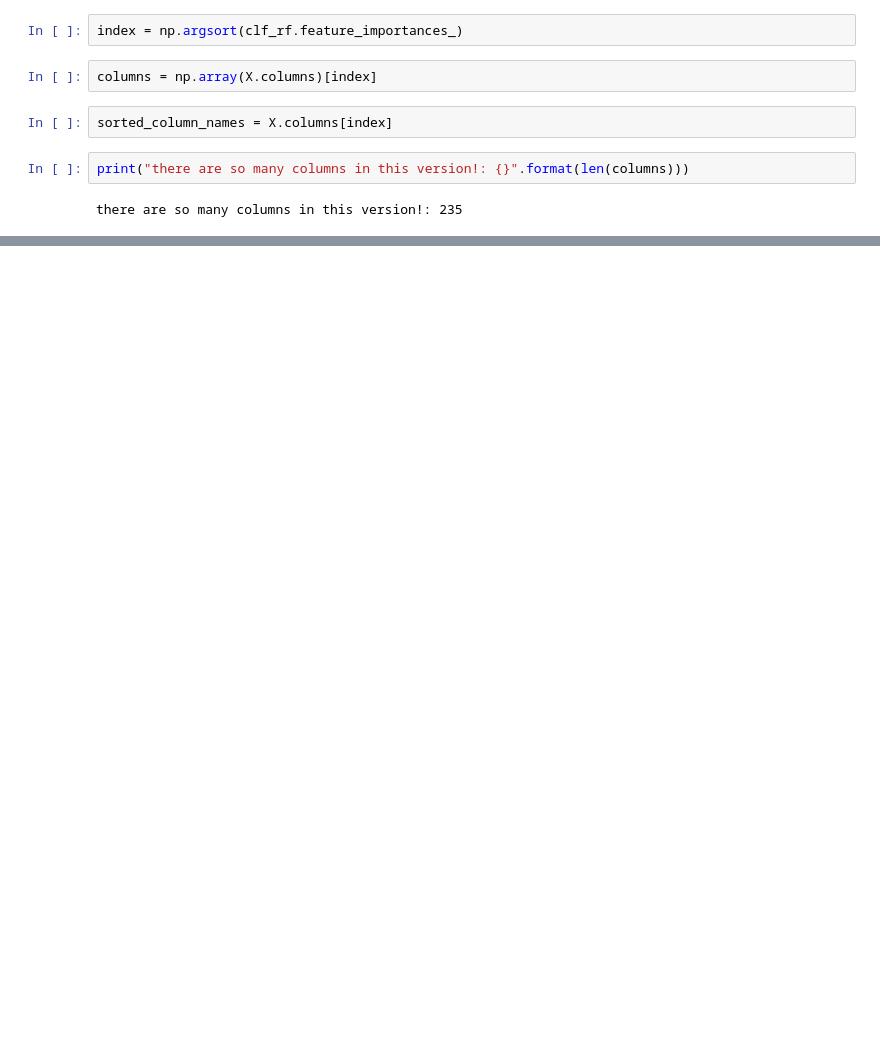
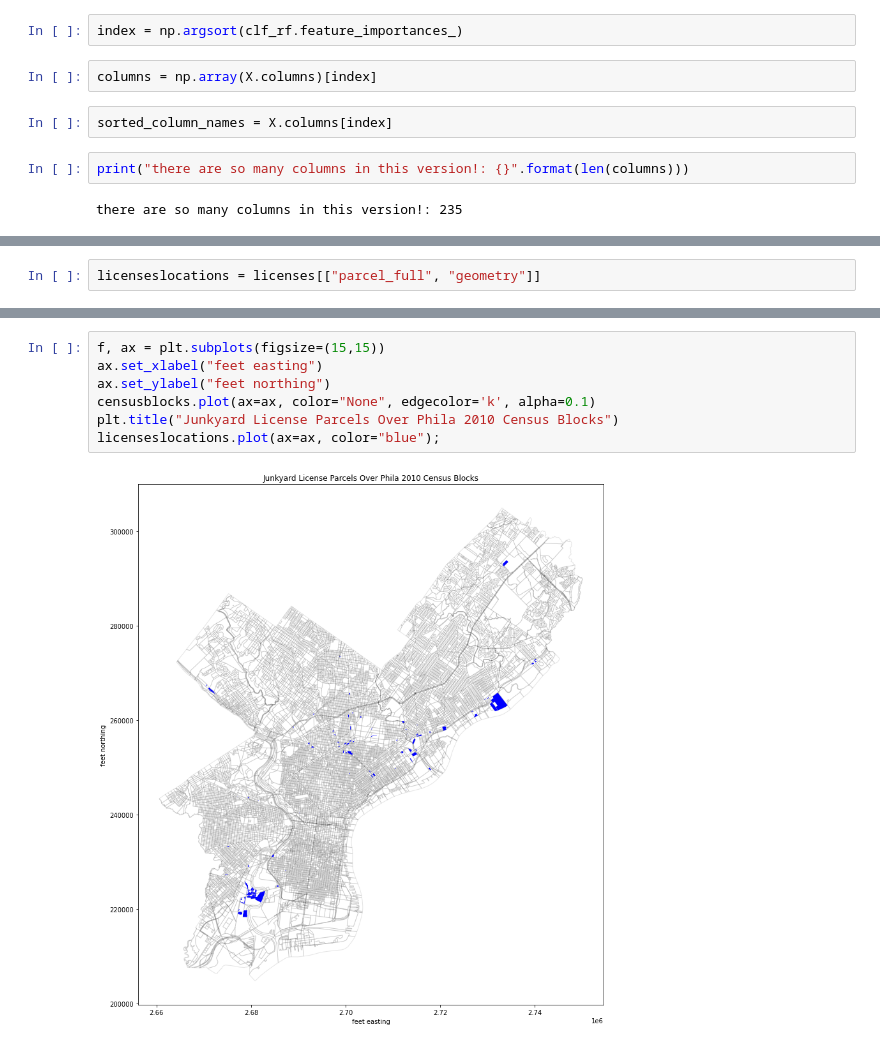
Before and after one commit to CoWoGeo/PUS2022_CWolk, a Jupyter notebook: ProjectLanthamWolk/JunkyardFireModel.ipynb, the cells around one changed output, grey strips where cells are left out. Cells and saved outputs as stored; diff of their text form; blank space fills up the shorter version.

```diff
--- a/ProjectLanthamWolk/JunkyardFireModel.ipynb
+++ b/ProjectLanthamWolk/JunkyardFireModel.ipynb
@@ -964,0 +811,2 @@ plt.show()
+# %%
+licenseslocations = licenses[["parcel_full", "geometry"]]
@@ -964,0 +825,9 @@ plt.show()
+# %%
+f, ax = plt.subplots(figsize=(15,15))
+ax.set_xlabel("feet easting")
+ax.set_ylabel("feet northing")
+censusblocks.plot(ax=ax, color="None", edgecolor='k', alpha=0.1)
+plt.title("Junkyard License Parcels Over Phila 2010 Census Blocks")
+licenseslocations.plot(ax=ax, color="blue");
+# %% [output]
+[figure, added]
```
Also changed, not shown: parts of 60 cells of this notebook.
